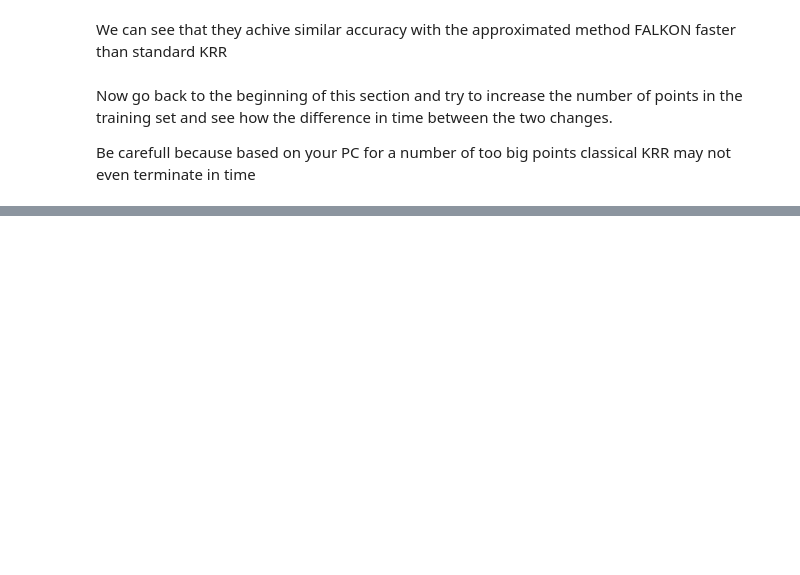
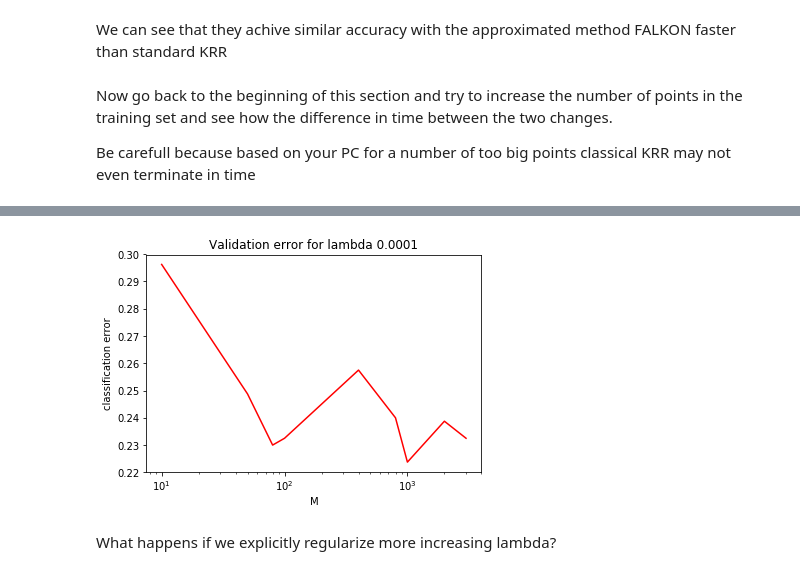
Before and after one commit to mlss-2019/tutorials, a Jupyter notebook: kernel/Tutorial Kernel.ipynb, the cells around one changed output, grey strips where cells are left out. Drawn from its saved outputs; the diff is of its cells as text; code cells hidden in the pictures; blank space fills up the shorter version.

```diff
--- a/kernel/Tutorial Kernel.ipynb
+++ b/kernel/Tutorial Kernel.ipynb
@@ -493,6 +502,7 @@ KRR computational time = 0.78 sec
 # %% [markdown]
 We now compare with an approximated method dubbed FALKON
 # %%
+Xtr, Ytr, Xts, Yts = interactive_plot.result
 sigma = 4
 kernel = lambda A,B: rbf_kernel(A,B, gamma=1./(2*sigma**2))
 lam = 1e-6
@@ -500,7 +510,7 @@ T = 20
 M = 500
 
 tic()
-alpha, C = FALKON(Xtr, Ytr, M, kernel, lam, T)
+alpha, C = FALKON(Xtr, Ytr, M, kernel, lam, T, verbose=True)
 time_falkon = toc()
 Ypred = kernel(Xts, C).dot(alpha)
 c_err_func = lambda Ypred, Ytrue: np.mean(np.sign(Ypred) != np.sign(Ytrue))
@@ -532,0 +549,10 @@ Be carefull because based on your PC for a number of too big points classical KR
+# %%
+Xtr, Ytr, Xts, Yts = interactive_plot.result
+kerpar_list = [2]
+lam_list = [1e-4]
+# lam_list = np.logspace(-5,1,5)
+m_list = [10, 50, 80, 100, 400, 800, 1000, 2000, 3000]
+kernel = lambda sigma: lambda A,B: rbf_kernel(A,B, gamma=1./(2*sigma**2))
+c_err_func = lambda Ypred, Ytrue: np.mean(np.sign(Ypred) != np.sign(Ytrue))
+
+best_l, best_s, best_m, vm, vs, tm, ts = GridSearchCV_FALKON(Xtr, Ytr, kernel, lam_list, kerpar_list, m_list, c_err_func)
@@ -532,0 +570,11 @@ Be carefull because based on your PC for a number of too big points classical KR
+# %%
+plt.semilogx(np.array(m_list), np.array(vm.reshape(len(kerpar_list)*len(lam_list)*len(m_list),1)), 'r')
+plt.title(f'Validation error for lambda {lam_list[0]}')
+plt.xlabel('M')
+plt.ylabel(f'classification error')
+# plt.gca().invert_xaxis()
+plt.show()
+# %% [output]
+[figure, added]
+# %% [markdown]
+What happens if we explicitly regularize more increasing lambda?
```
Also changed, not shown: parts of 52 cells of this notebook, 2 other files.
